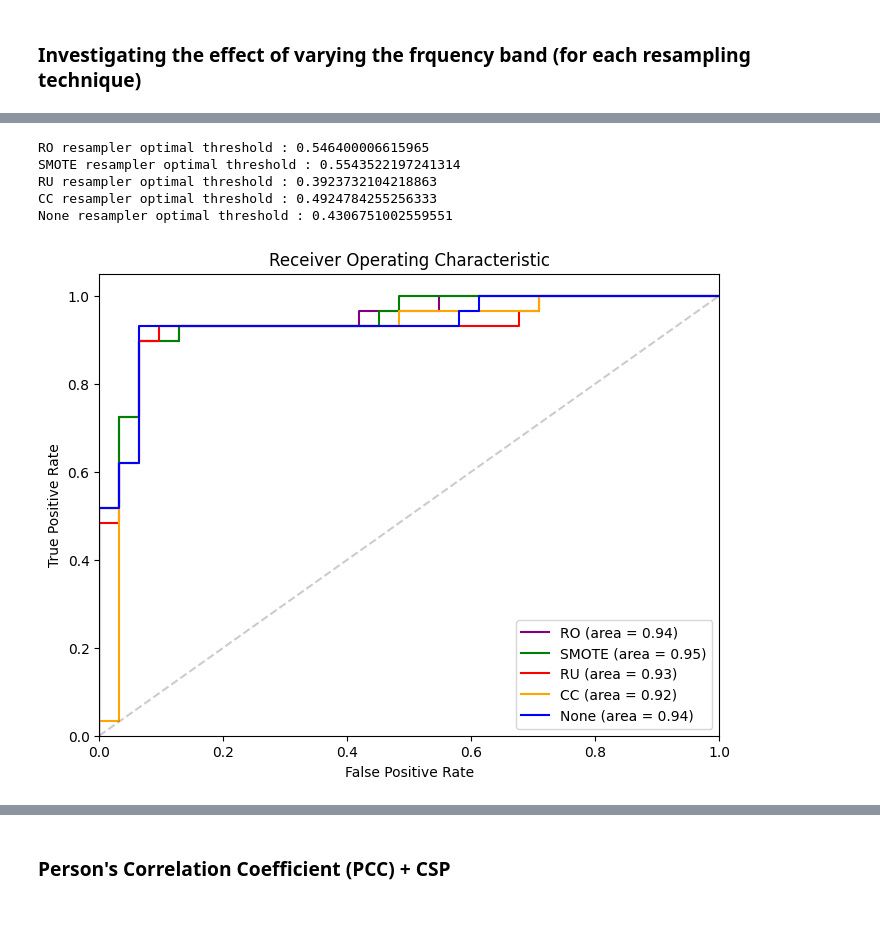
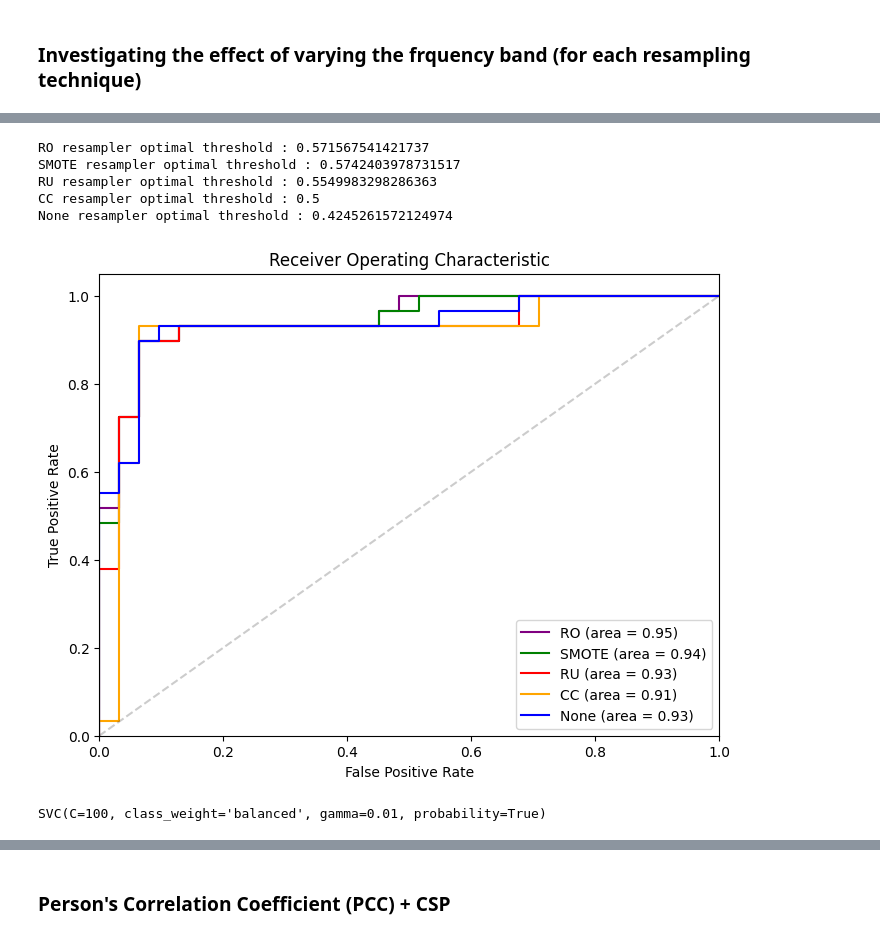
Before and after one commit to alfredsadjei/BCI_COMP_IV, a Jupyter notebook: BCI_COMP_IV_subjectA.ipynb, the cells around one changed output, grey strips where cells are left out. Saved outputs shown, nothing was run; the diff lists cells and outputs as text; code cells hidden in the pictures.

```diff
--- a/BCI_COMP_IV_subjectA.ipynb
+++ b/BCI_COMP_IV_subjectA.ipynb
@@ -55,7 +62,7 @@ from sklearn.model_selection import GridSearchCV
 import warnings
 warnings.filterwarnings('ignore')
 # %%
-bestMods = tuneModelHyperParams(calibData_idle_motionIntent.iloc[:,:nCols-1], calibData_idle_motionIntent.iloc[:,nCols-1],testData_idle_motionIntent.iloc[:,:nCols-1], testData_idle_motionIntent.iloc[:,nCols-1])
+bestMods = tuneModelHyperParams(calibData_idle_motionIntent.iloc[:,:nCols-1], calibData_idle_motionIntent.iloc[:,nCols-1],testData_idle_motionIntent.iloc[:,:nCols-1], testData_idle_motionIntent.iloc[:,nCols-1],votingWeights=[1,2,1])
 bestMods
 # %% [output]
 defaultdict(dict,
@@ -98,6 +121,11 @@ idlesStateClassifier = bestModel
 ldaModel = LDA()
 SVMmodel = SVC(probability=True)
 logRegModel = LogisticRegression()
+ensembleClassifier = VotingClassifier(estimators=[('LinearDiscriminantAnalysis', LDA()),
+                                                          ('SVC', SVC(probability=True)),
+                                                          ('LogisticRegression',LogisticRegression())],
+                                                           voting='soft',
+                                                           weights=[1,2,1])
 # %%
 for name, calibData in calibDataStore.items():
 
@@ -135,7 +165,8 @@ for name, calibData in calibDataStore.items():
     bestMods = tuneModelHyperParams(calibData.iloc[:,:nCols-1],
                                     calibData.iloc[:,nCols-1],
                                     testData_motionIntent.iloc[:,:nCols-1],
-                                    testData_motionIntent.iloc[:,nCols-1])
+                                    testData_motionIntent.iloc[:,nCols-1],
+                                    votingWeights=[1,2,1])
 
     bestModel, bestPerformance = None, 0
 
@@ -180,22 +222,24 @@ filterBank = createFilterBank(sRate)
 freqBandEstimators = {}
 # %%
 #Populate a dictionary with frequency band estimators for each resampling technique
+
 
 for resamplerType in calibDataStore.keys():
     print(resamplerType)
     print("------------")
-    bestBand, bestEstimator_freq_band, (best_b, best_a), W_freq_band = testFrequencyBand(dataA,
+    bestBand, bestEstimator_freq_band, (best_b, best_a), W_freq_band, allBandPerformanceMetrics = testFrequencyBand(dataA,
                                                                                          filterBank,
                                                                                          0.7,
                                                                                          motionIntentComp,
                                                                                          idleStateComp,
                                                                                          trialWinStart=0,
                                                                                          trialWinEnd = 4,
-                                                                                         resampler=resamplerType)
+                                                                                         resampler=resamplerType,
+                                                                                         votingWeights=[1,2,1])
 
     print()
 
-    freqBandEstimators[resamplerType] = (bestBand, bestEstimator_freq_band, (best_b, best_a), W_freq_band)
+    freqBandEstimators[resamplerType] = (bestBand, bestEstimator_freq_band, (best_b, best_a), W_freq_band, allBandPerformanceMetrics[bestBand])
 # %% [output]
 RO
 ------------
@@ -217,38 +261,38 @@ All Metrics: defaultdict(<class 'dict'>, {'accuracy': {'SVC': (SVC(C=100, class_
 # %%
 plt.figure(figsize=(8, 6))
 colour_idx = 0
 colours = ['purple', 'green', 'red','orange','blue']
 
-for name, (best_band,estimator, filter_b_a, best_W) in freqBandEstimators.items():
+for name, (best_band,estimator, filter_b_a, best_W, _) in freqBandEstimators.items():
     probs = cross_val_predict(estimator, testData_motionIntent.iloc[:,:nCols-1], testData_motionIntent.iloc[:,nCols-1], cv=5, method="predict_proba")
     probs = probs[:, 1]  # use the probability of the positive class
     true_labels = testData_motionIntent.iloc[:,nCols-1]
 
     # Calculate ROC curve and AUC score
     fpr, tpr, thresholds = roc_curve(true_labels, probs)
     auc_score = auc(fpr, tpr)
 
     # Plot ROC curve for current model
     plt.plot(fpr, tpr, color=colours[colour_idx], label= name + ' (area = %0.2f)' % auc_score)
     colour_idx += 1
 
     optimal_idx = np.argmax(tpr - fpr)
     optimal_threshold = thresholds[optimal_idx]
     print(f"{name} resampler optimal threshold : {optimal_threshold}")
 
 plt.plot([0, 1], [0, 1], 'k--',alpha=0.2)
 plt.xlim([0.0, 1.0])
 plt.ylim([0.0, 1.05])
 plt.xlabel('False Positive Rate')
 plt.ylabel('True Positive Rate')
 plt.title('Receiver Operating Characteristic')
 plt.legend(loc="lower right")
 plt.show()
 # %% [output]
-RO resampler optimal threshold : 0.546400006615965
-SMOTE resampler optimal threshold : 0.5543522197241314
-RU resampler optimal threshold : 0.3923732104218863
-CC resampler optimal threshold : 0.4924784255256333
-None resampler optimal threshold : 0.4306751002559551
+RO resampler optimal threshold : 0.571567541421737
+SMOTE resampler optimal threshold : 0.5742403978731517
+RU resampler optimal threshold : 0.5549983298286363
+CC resampler optimal threshold : 0.5
+None resampler optimal threshold : 0.4245261572124974
-[figure, old version]
+[figure, new version]
 # %%
@@ -255,0 +300,4 @@ _, bestEstimator_freq_band, (best_b,best_a), W_freq_band = freqBandEstimators["S
+# %%
+bestEstimator_freq_band
+# %% [output]
+SVC(C=100, class_weight='balanced', gamma=0.01, probability=True)
```
Also changed, not shown: parts of 17 cells of this notebook, 6 other files.
